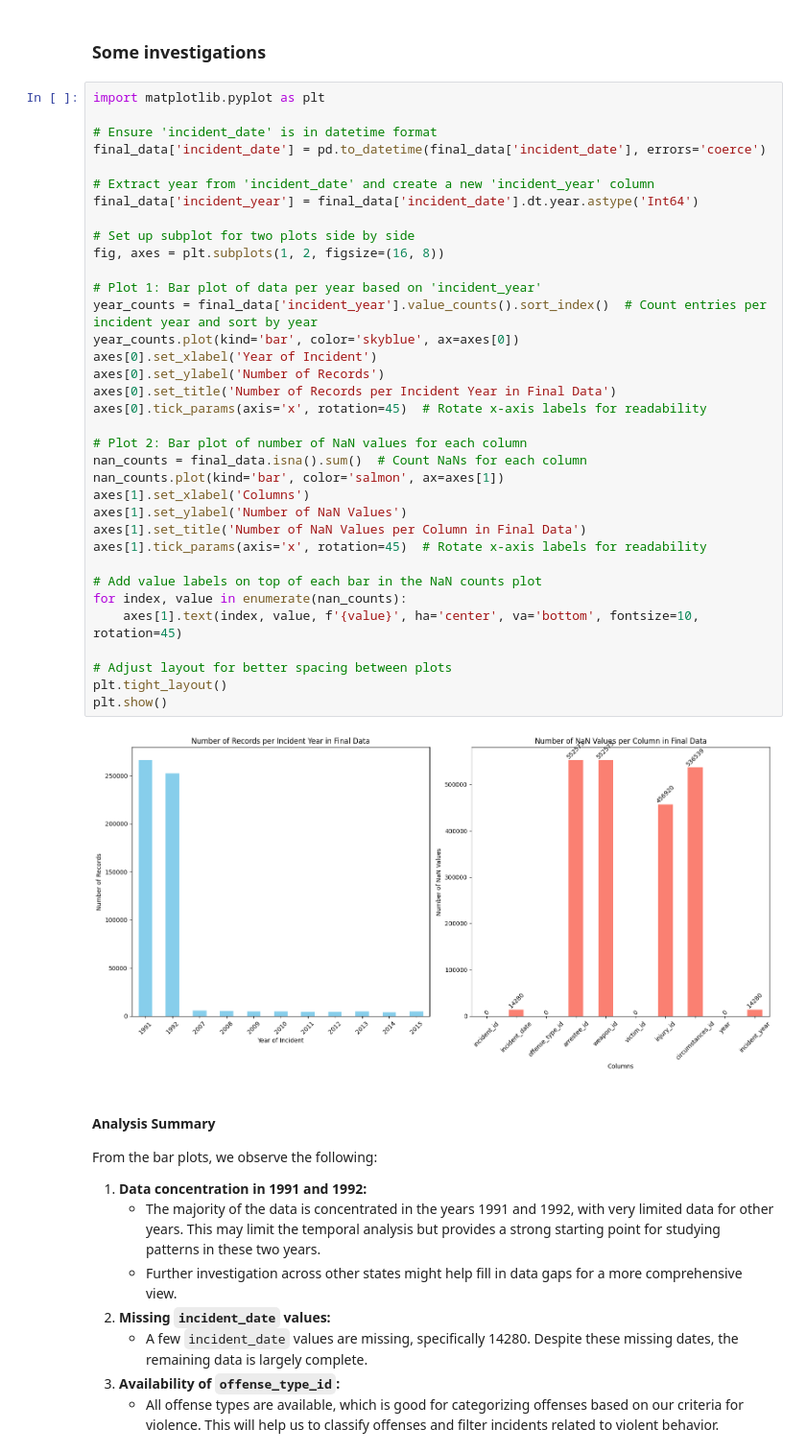
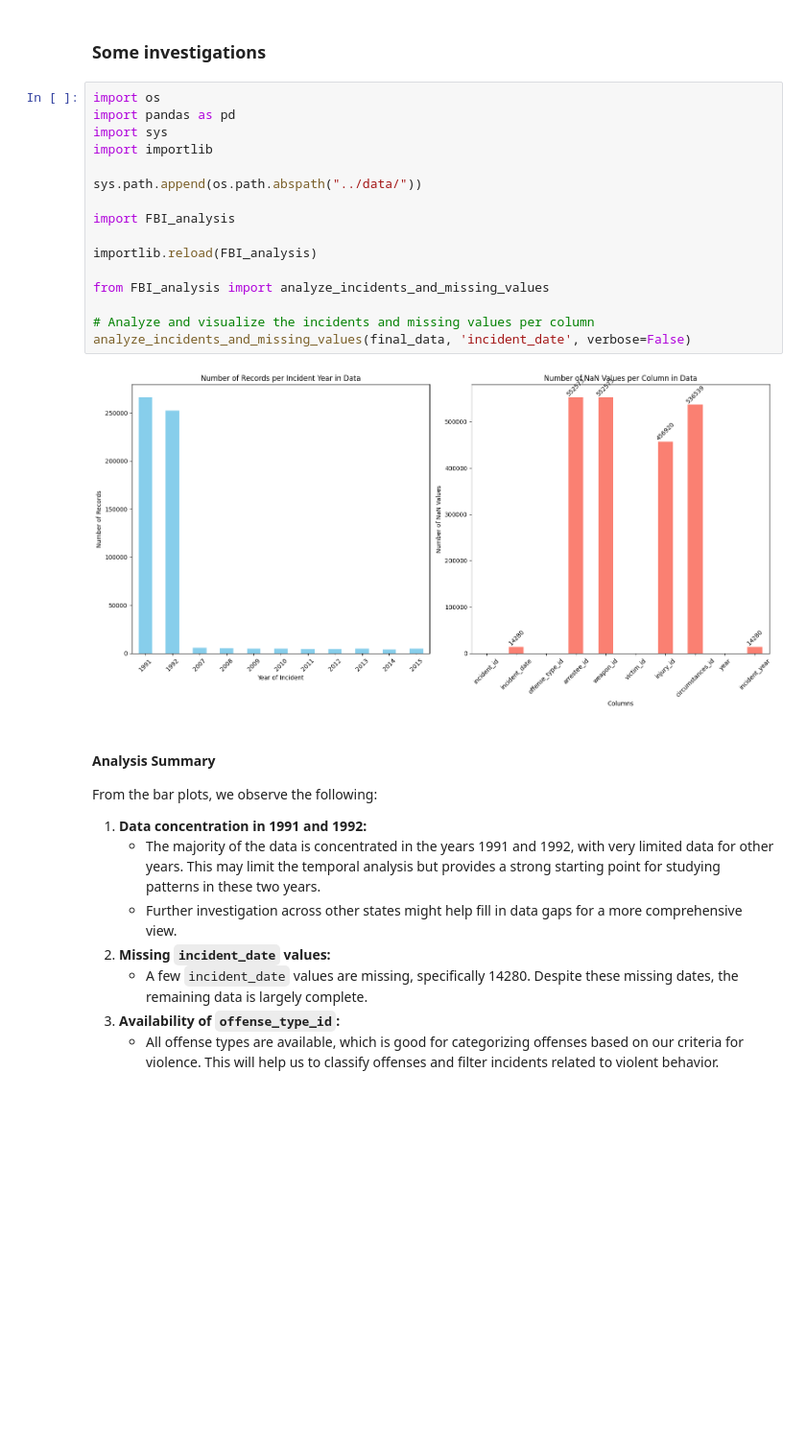
Before and after one commit to epfl-ada/ada-2024-project-alligatorsdontapologize24, a Jupyter notebook: src/script/Data_Merging_by_States_Year.ipynb, the cells around one changed output. Shown at 96% size. Saved outputs shown, nothing was run; the diff lists cells and outputs as text; blank space fills up the shorter version.

Commit message:
functionsw to simplified plots

```diff
--- a/src/script/Data_Merging_by_States_Year.ipynb
+++ b/src/script/Data_Merging_by_States_Year.ipynb
@@ -81,43 +83,24 @@ final_data
 577546 rows × 9 columns
 # %% [markdown]
 ### Some investigations
-# %%
-import matplotlib.pyplot as plt
-
-# Ensure 'incident_date' is in datetime format
-final_data['incident_date'] = pd.to_datetime(final_data['incident_date'], errors='coerce')
-
-# Extract year from 'incident_date' and create a new 'incident_year' column
-final_data['incident_year'] = final_data['incident_date'].dt.year.astype('Int64')
-
-# Set up subplot for two plots side by side
-fig, axes = plt.subplots(1, 2, figsize=(16, 8))
-
-# Plot 1: Bar plot of data per year based on 'incident_year'
-year_counts = final_data['incident_year'].value_counts().sort_index()  # Count entries per incident year and sort by year
-year_counts.plot(kind='bar', color='skyblue', ax=axes[0])
-axes[0].set_xlabel('Year of Incident')
-axes[0].set_ylabel('Number of Records')
-axes[0].set_title('Number of Records per Incident Year in Final Data')
-axes[0].tick_params(axis='x', rotation=45)  # Rotate x-axis labels for readability
-
-# Plot 2: Bar plot of number of NaN values for each column
-nan_counts = final_data.isna().sum()  # Count NaNs for each column
-nan_counts.plot(kind='bar', color='salmon', ax=axes[1])
-axes[1].set_xlabel('Columns')
-axes[1].set_ylabel('Number of NaN Values')
-axes[1].set_title('Number of NaN Values per Column in Final Data')
-axes[1].tick_params(axis='x', rotation=45)  # Rotate x-axis labels for readability
-
-# Add value labels on top of each bar in the NaN counts plot
-for index, value in enumerate(nan_counts):
-    axes[1].text(index, value, f'{value}', ha='center', va='bottom', fontsize=10, rotation=45)
-
-# Adjust layout for better spacing between plots
-plt.tight_layout()
-plt.show()
-# %% [output]
-[figure, removed]
+# %%
+import os
+import pandas as pd
+import sys
+import importlib
+
+sys.path.append(os.path.abspath("../data/"))
+
+import FBI_analysis
+
+importlib.reload(FBI_analysis)
+
+from FBI_analysis import analyze_incidents_and_missing_values
+
+# Analyze and visualize the incidents and missing values per column
+analyze_incidents_and_missing_values(final_data, 'incident_date', verbose=False)
+# %% [output]
+[figure, added]
 # %% [markdown]
 #### Analysis Summary
 From the bar plots, we observe the following:
```
Also changed, not shown: parts of 9 cells of this notebook, 2 other files.
